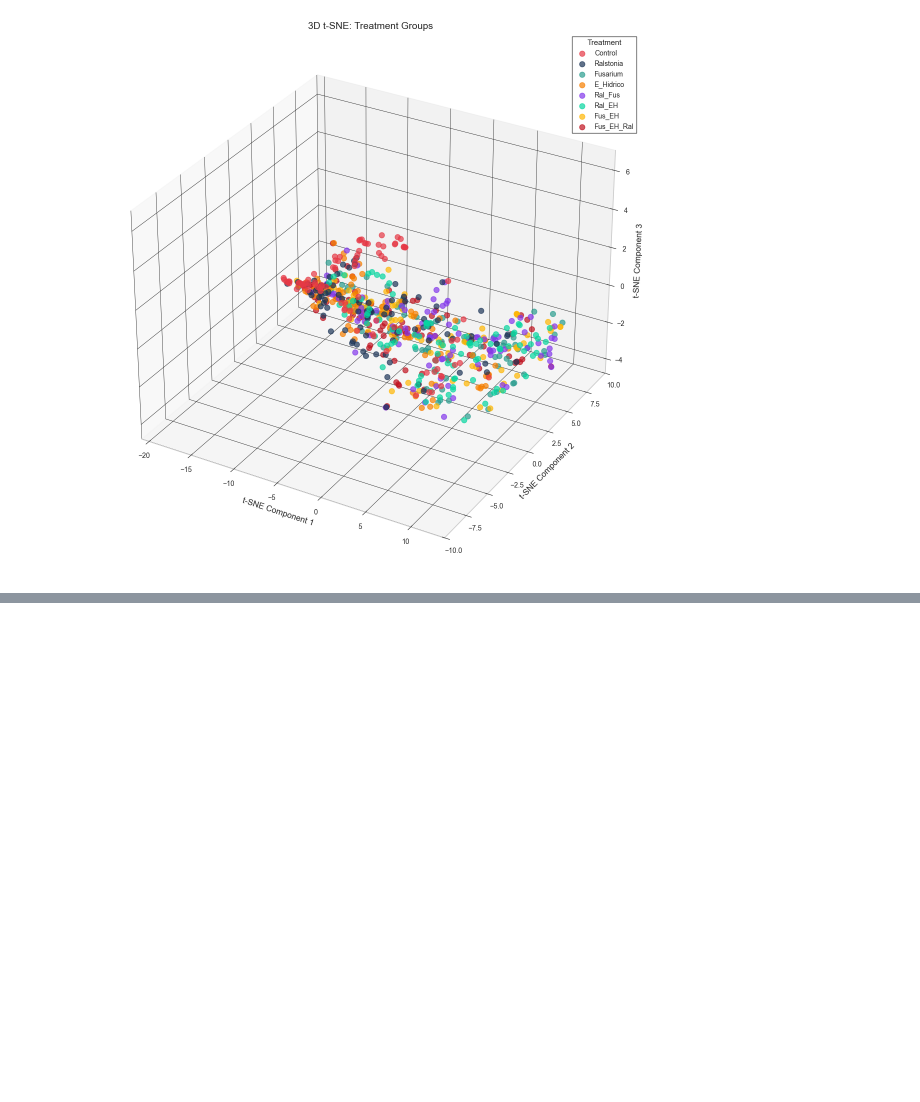
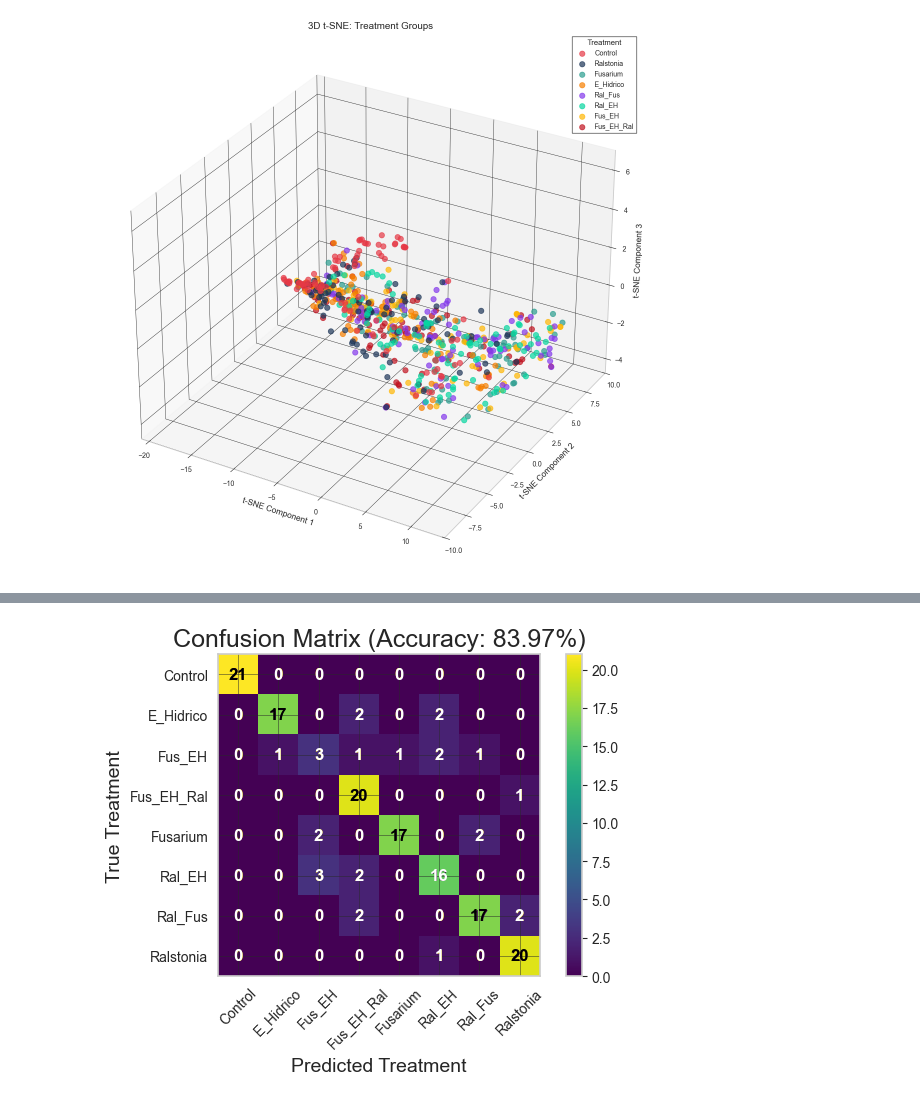
Before and after one commit to RicardoLoperaV/Computacion-Grafica-y-Visualizacion-Cientifica, a Jupyter notebook: 3. Datos, Color y Transformaciones/Case_Study_Fus_EH.ipynb, the cells around one changed output, grey strips where cells are left out. Cells and saved outputs as stored; diff of their text form; code cells hidden in the pictures; blank space fills up the shorter version.

```diff
--- a/3. Datos, Color y Transformaciones/Case_Study_Fus_EH.ipynb
+++ b/3. Datos, Color y Transformaciones/Case_Study_Fus_EH.ipynb
@@ -449,0 +468,9 @@ plt.show()
+# %%
+# data treatment
+
+# Data preparation for model production
+X = df_NotFEH0.iloc[:, 3:].values
+y = df_NotFEH0['Tratamiento'].values
+
+#split the data into training and testing sets
+X_train, X_test, y_train, y_test = train_test_split(X, y, test_size=0.1, random_state=42, stratify=y)
@@ -449,0 +513,10 @@ plt.show()
+# %%
+print(f"Best cross-validation score (Accuracy): {grid_search.best_score_:.4f}")
+print("Best parameters found:")
+print(grid_search.best_params_)
+
+best_model = grid_search.best_estimator_
+accuracy = best_model.score(X_test, y_test)
+print(f"\nAccuracy on the test set: {accuracy:.4f}")
+
+y_pred = best_model.predict(X_test)
@@ -449,0 +529,63 @@ plt.show()
+# %%
+# ---------- PLOT 1: CONFUSION MATRIX ----------
+plt.figure(figsize=(16, 12))
+
+# Enhanced confusion matrix visualization
+cm = confusion_matrix(y_test, y_pred)
+labels = sorted(df['Tratamiento'].unique())
+
+# Create confusion matrix display
+disp = ConfusionMatrixDisplay(confusion_matrix=cm, display_labels=labels)
+disp.plot(cmap='viridis', colorbar=True, xticks_rotation=45)
+plt.title(f'Confusion Matrix (Accuracy: {accuracy:.2%})', fontsize=18)
+plt.xlabel('Predicted Treatment', fontsize=14)
+plt.ylabel('True Treatment', fontsize=14)
+
+# Add value annotations to confusion matrix
+for i in range(cm.shape[0]):
+    for j in range(cm.shape[1]):
+        text_color = 'white' if plt.cm.viridis(cm[i, j]/cm.max())[0] < 0.5 else 'black'
+        plt.text(j, i, cm[i, j], ha='center', va='center', color=text_color, fontsize=12, fontweight='bold')
+
+plt.tight_layout()
+plt.show()
+
+# ---------- PLOT 2: CLASSIFICATION REPORT ----------
+plt.figure(figsize=(14, 10))
+
+# Enhanced classification report visualization
+report = classification_report(y_test, y_pred, output_dict=True)
+report_df = pd.DataFrame(report).T
+report_df = report_df.drop('accuracy', errors='ignore')  # Remove the accuracy row
+
+# Create heatmap for classification metrics
+ax = sns.heatmap(report_df.iloc[:-3, :3], annot=True, cmap='YlGnBu', fmt='.2f',
+        linewidths=0.5, cbar=True, annot_kws={"size": 12})
+plt.title('Classification Report Metrics by Treatment', fontsize=18)
+plt.xlabel('Metrics', fontsize=14)
+plt.ylabel('Treatment', fontsize=14)
+
+# Add a text box with overall model performance
+props = dict(boxstyle='round', facecolor='wheat', alpha=0.7)
+textstr = (f'Model: KNN (k={grid_search.best_params_["knn__n_neighbors"]})\n'
+           f'Accuracy: {accuracy:.2%}\n'
+           f'Macro Avg F1: {report["macro avg"]["f1-score"]:.2f}\n'
+           f'Weighted Avg F1: {report["weighted avg"]["f1-score"]:.2f}')
+plt.gcf().text(0.75, 0.25, textstr, fontsize=14,
+        verticalalignment='center', bbox=props)
+
+# Add the summary metrics at the bottom
+summary_df = report_df.iloc[-3:, :3]
+plt.figure(figsize=(10, 5))
+sns.heatmap(summary_df, annot=True, cmap='YlGnBu', fmt='.2f',
+           linewidths=0.5, cbar=False, annot_kws={"size": 12})
+plt.title('Summary Metrics', fontsize=16)
+
+plt.tight_layout()
+plt.show()
+
+# Print additional performance details
+print(f"Overall model accuracy: {accuracy:.2%}")
+print("\nClassification Report:")
+print(classification_report(y_test, y_pred))
+# %% [output]
@@ -449,0 +593 @@ plt.show()
+[figure, added]
```
Also changed, not shown: parts of 13 cells of this notebook, 3 other files.
